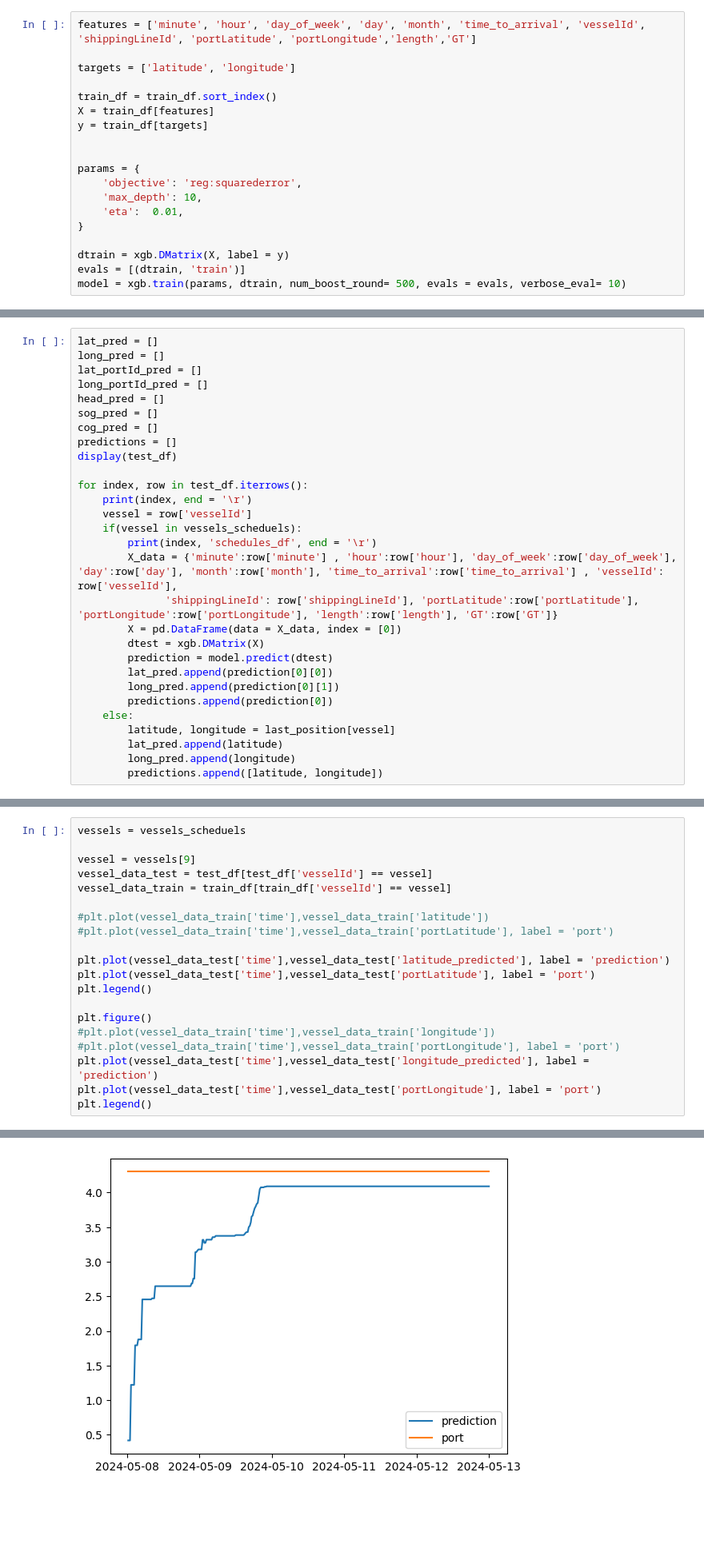
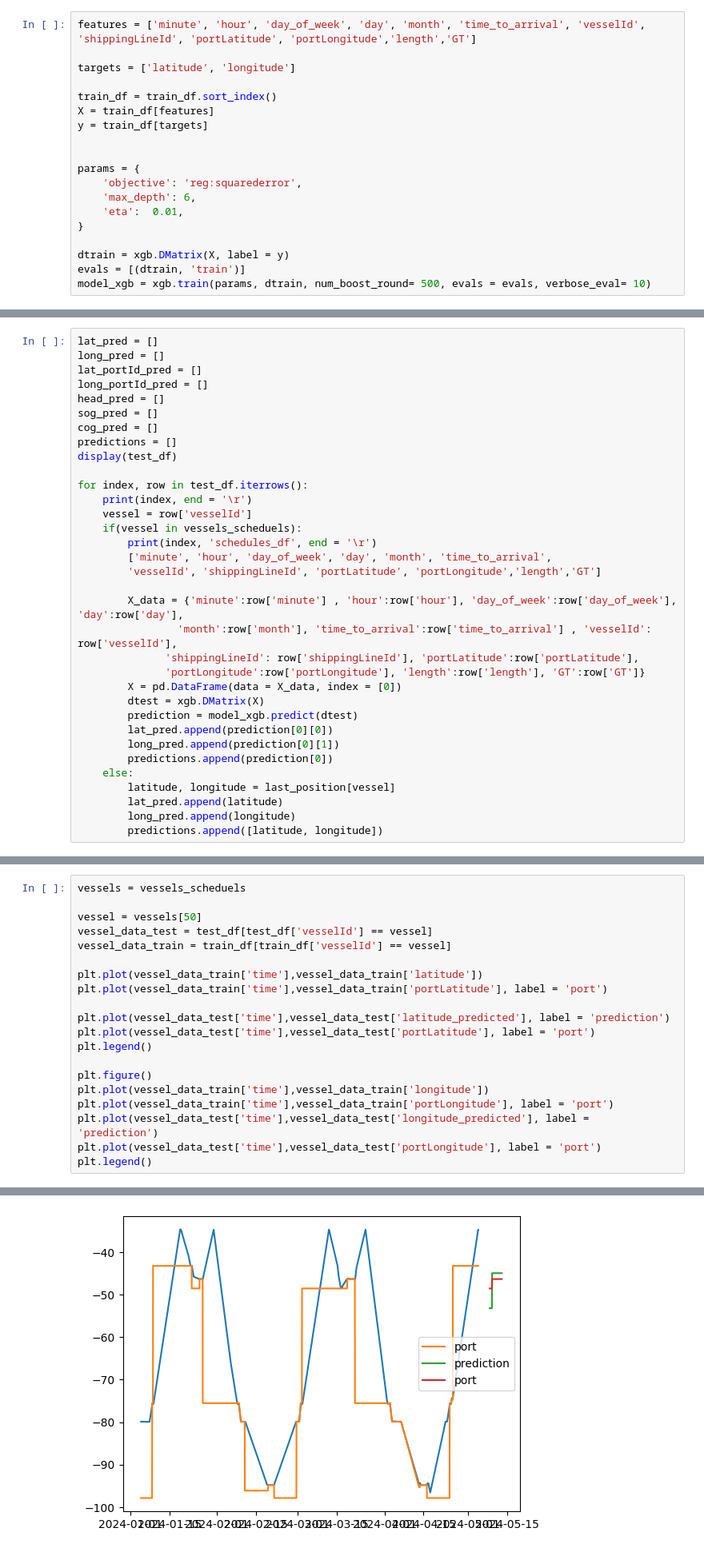
Before and after one commit to andrejvi/AIS-Vessel-Position-Prediction-ML, a Jupyter notebook: Main.ipynb, the cells around one changed output, grey strips where cells are left out. Shown at 80% size. Cells and saved outputs as stored; diff of their text form; blank space fills up the shorter version.

```diff
--- a/Main.ipynb
+++ b/Main.ipynb
@@ -271,11 +299,11 @@ y = train_df[targets]
 
 params = {
     'objective': 'reg:squarederror',
-    'max_depth': 10,
+    'max_depth': 6,
     'eta':  0.01,
 }
 
 dtrain = xgb.DMatrix(X, label = y)
 evals = [(dtrain, 'train')]
-model = xgb.train(params, dtrain, num_boost_round= 500, evals = evals, verbose_eval= 10)
+model_xgb = xgb.train(params, dtrain, num_boost_round= 500, evals = evals, verbose_eval= 10)
 # %% [output]
@@ -337,11 +365,16 @@ for index, row in test_df.iterrows():
     vessel = row['vesselId']
     if(vessel in vessels_scheduels):
         print(index, 'schedules_df', end = '\r')
-        X_data = {'minute':row['minute'] , 'hour':row['hour'], 'day_of_week':row['day_of_week'], 'day':row['day'], 'month':row['month'], 'time_to_arrival':row['time_to_arrival'] , 'vesselId': row['vesselId'],
-              'shippingLineId': row['shippingLineId'], 'portLatitude':row['portLatitude'], 'portLongitude':row['portLongitude'], 'length':row['length'], 'GT':row['GT']}
+        ['minute', 'hour', 'day_of_week', 'day', 'month', 'time_to_arrival',
+        'vesselId', 'shippingLineId', 'portLatitude', 'portLongitude','length','GT']
+
+        X_data = {'minute':row['minute'] , 'hour':row['hour'], 'day_of_week':row['day_of_week'], 'day':row['day'],
+                'month':row['month'], 'time_to_arrival':row['time_to_arrival'] , 'vesselId': row['vesselId'],
+              'shippingLineId': row['shippingLineId'], 'portLatitude':row['portLatitude'],
+              'portLongitude':row['portLongitude'], 'length':row['length'], 'GT':row['GT']}
         X = pd.DataFrame(data = X_data, index = [0])
         dtest = xgb.DMatrix(X)
-        prediction = model.predict(dtest)
+        prediction = model_xgb.predict(dtest)
         lat_pred.append(prediction[0][0])
         long_pred.append(prediction[0][1])
         predictions.append(prediction[0])
@@ -391,20 +424,20 @@ print((np.mean(distances)) /1000)
 # %%
 vessels = vessels_scheduels
 
-vessel = vessels[9]
+vessel = vessels[50]
 vessel_data_test = test_df[test_df['vesselId'] == vessel]
 vessel_data_train = train_df[train_df['vesselId'] == vessel]
 
-#plt.plot(vessel_data_train['time'],vessel_data_train['latitude'])
-#plt.plot(vessel_data_train['time'],vessel_data_train['portLatitude'], label = 'port')
+plt.plot(vessel_data_train['time'],vessel_data_train['latitude'])
+plt.plot(vessel_data_train['time'],vessel_data_train['portLatitude'], label = 'port')
 
 plt.plot(vessel_data_test['time'],vessel_data_test['latitude_predicted'], label = 'prediction')
 plt.plot(vessel_data_test['time'],vessel_data_test['portLatitude'], label = 'port')
 plt.legend()
 
 plt.figure()
-#plt.plot(vessel_data_train['time'],vessel_data_train['longitude'])
-#plt.plot(vessel_data_train['time'],vessel_data_train['portLongitude'], label = 'port')
+plt.plot(vessel_data_train['time'],vessel_data_train['longitude'])
+plt.plot(vessel_data_train['time'],vessel_data_train['portLongitude'], label = 'port')
 plt.plot(vessel_data_test['time'],vessel_data_test['longitude_predicted'], label =  'prediction')
 plt.plot(vessel_data_test['time'],vessel_data_test['portLongitude'], label = 'port')
 plt.legend()
@@ -414,4 +447,4 @@ plt.legend()
-[figure, old version]
+[figure, new version]
 # %% [markdown]
 ## Feature engineering
 # %%
```
Also changed, not shown: parts of 5 cells of this notebook, 2 other files.
